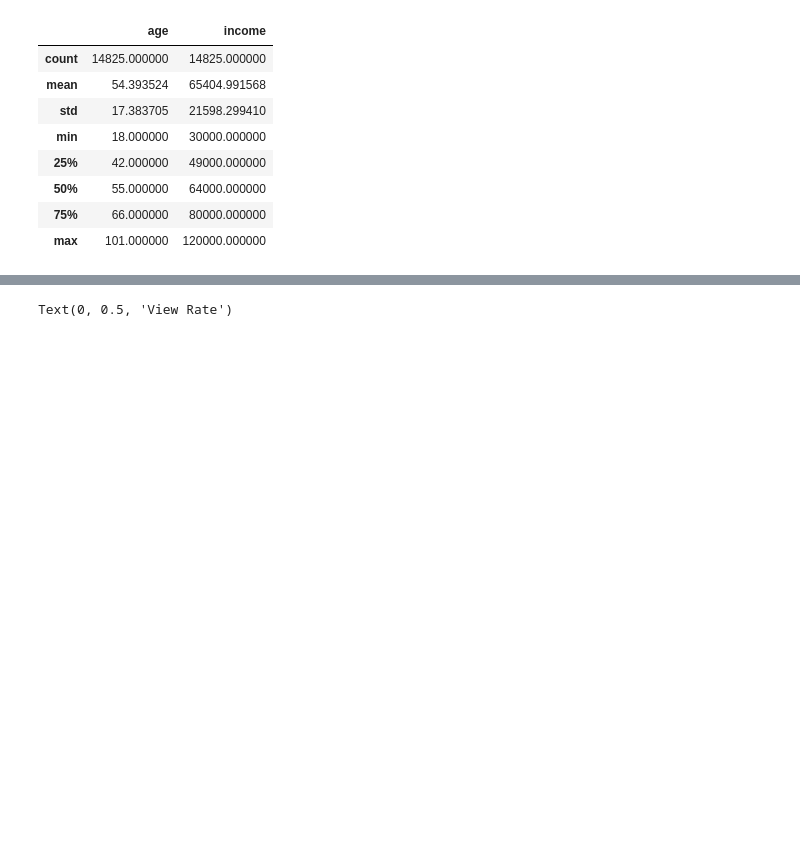
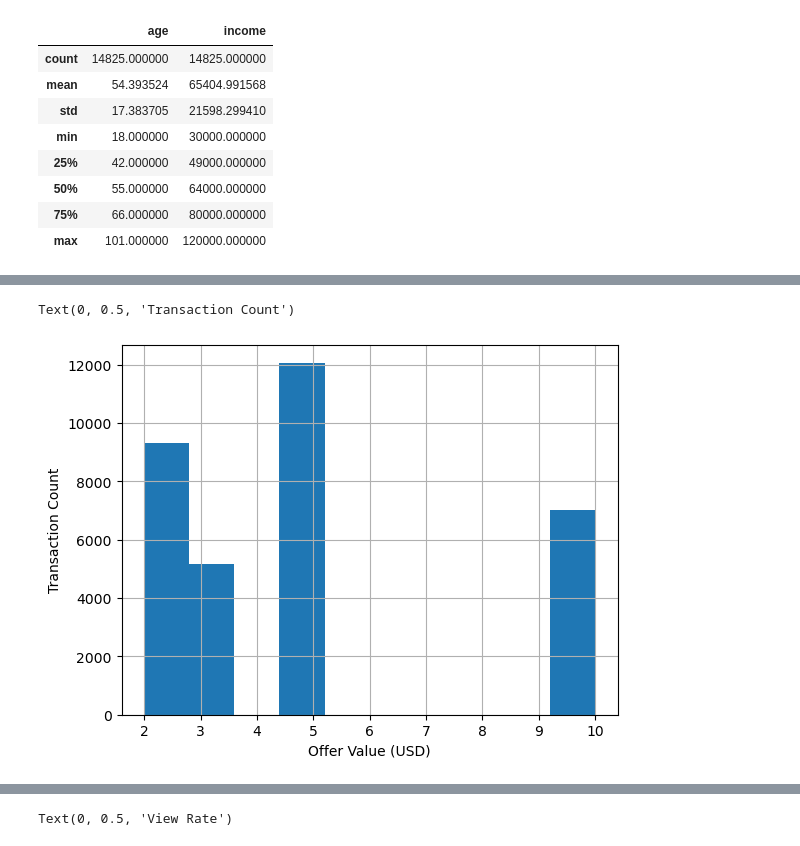
Before and after one commit to avikejriwal/udacity_mle, a Jupyter notebook: base_analysis.ipynb, the cells around one changed output, grey strips where cells are left out. Cells and saved outputs as stored; diff of their text form; code cells hidden in the pictures; blank space fills up the shorter version.

```diff
--- a/base_analysis.ipynb
+++ b/base_analysis.ipynb
@@ -148,0 +221,10 @@ user_agg['completed without viewing'] = (user_agg['is_completed'] - user_agg['is
+# %%
+# Distribution of reward values
+
+completed_offers = df_transcript[df_transcript['event'] == 'offer completed']
+completed_offers['offer_value'].hist()
+plt.xlabel('Offer Value (USD)')
+plt.ylabel('Transaction Count')
+# %% [output]
+Text(0, 0.5, 'Transaction Count')
+[figure, added]
```
Also changed, not shown: parts of 29 cells of this notebook.
